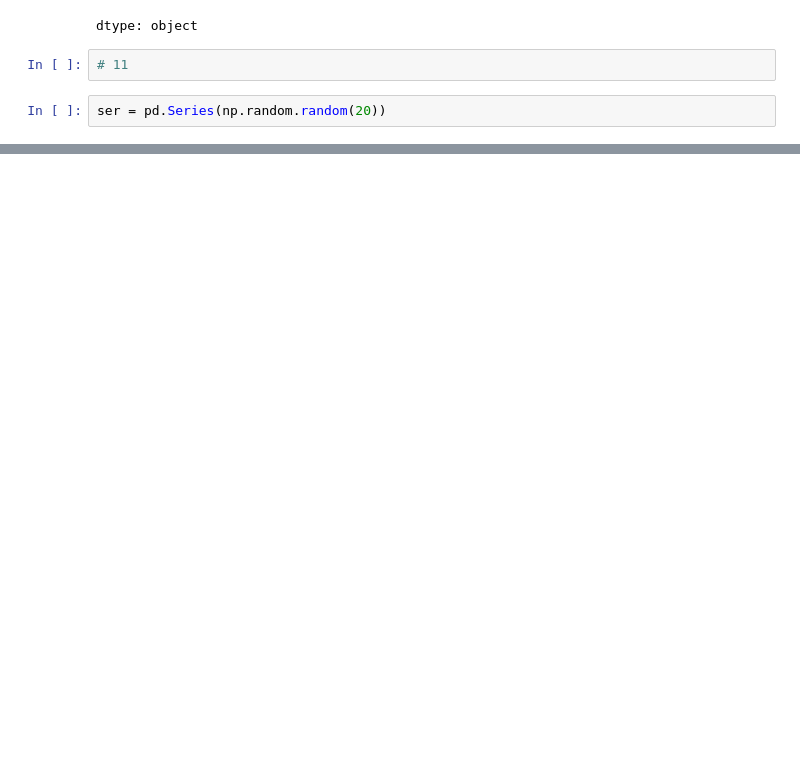
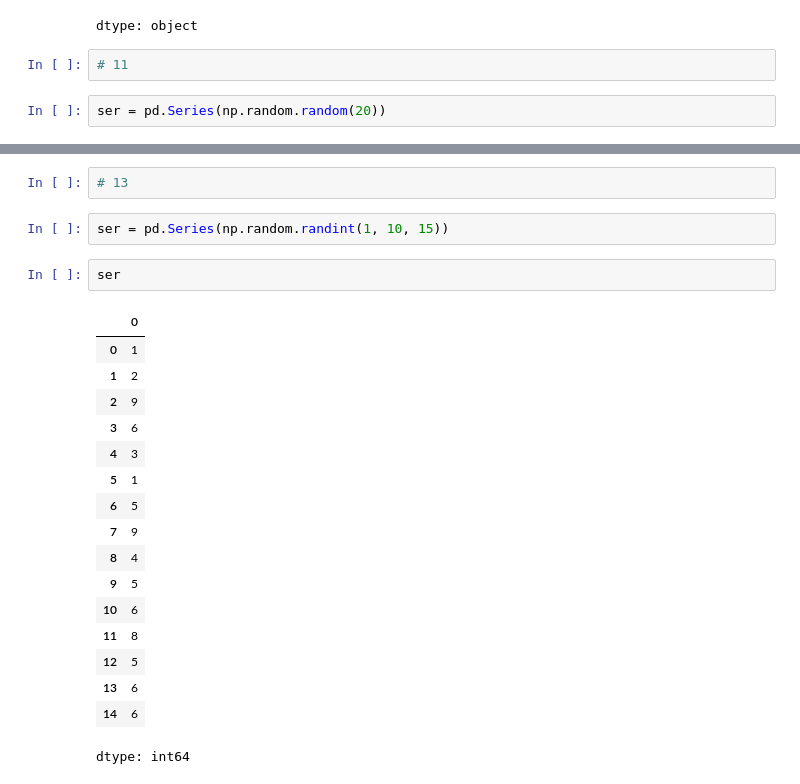
Before and after one commit to rushielevates/ML-DL-practice, a Jupyter notebook: Pandas.ipynb, the cells around one changed output, grey strips where cells are left out. Cells and saved outputs as stored; diff of their text form; blank space fills up the shorter version.

```diff
--- a/Pandas.ipynb
+++ b/Pandas.ipynb
@@ -425,0 +472,24 @@ TypeError: You have to supply one of 'by' and 'level'
+# %%
+# 13
+# %%
+ser = pd.Series(np.random.randint(1, 10, 15))
+# %%
+ser
+# %% [output]
+|  | 0 |
+| 0 | 1 |
+| 1 | 2 |
+| 2 | 9 |
+| 3 | 6 |
+| 4 | 3 |
+| 5 | 1 |
+| 6 | 5 |
+| 7 | 9 |
+| 8 | 4 |
+| 9 | 5 |
+| 10 | 6 |
+| 11 | 8 |
+| 12 | 5 |
+| 13 | 6 |
+| 14 | 6 |
+dtype: int64
```
Also changed, not shown: parts of 37 cells of this notebook.
